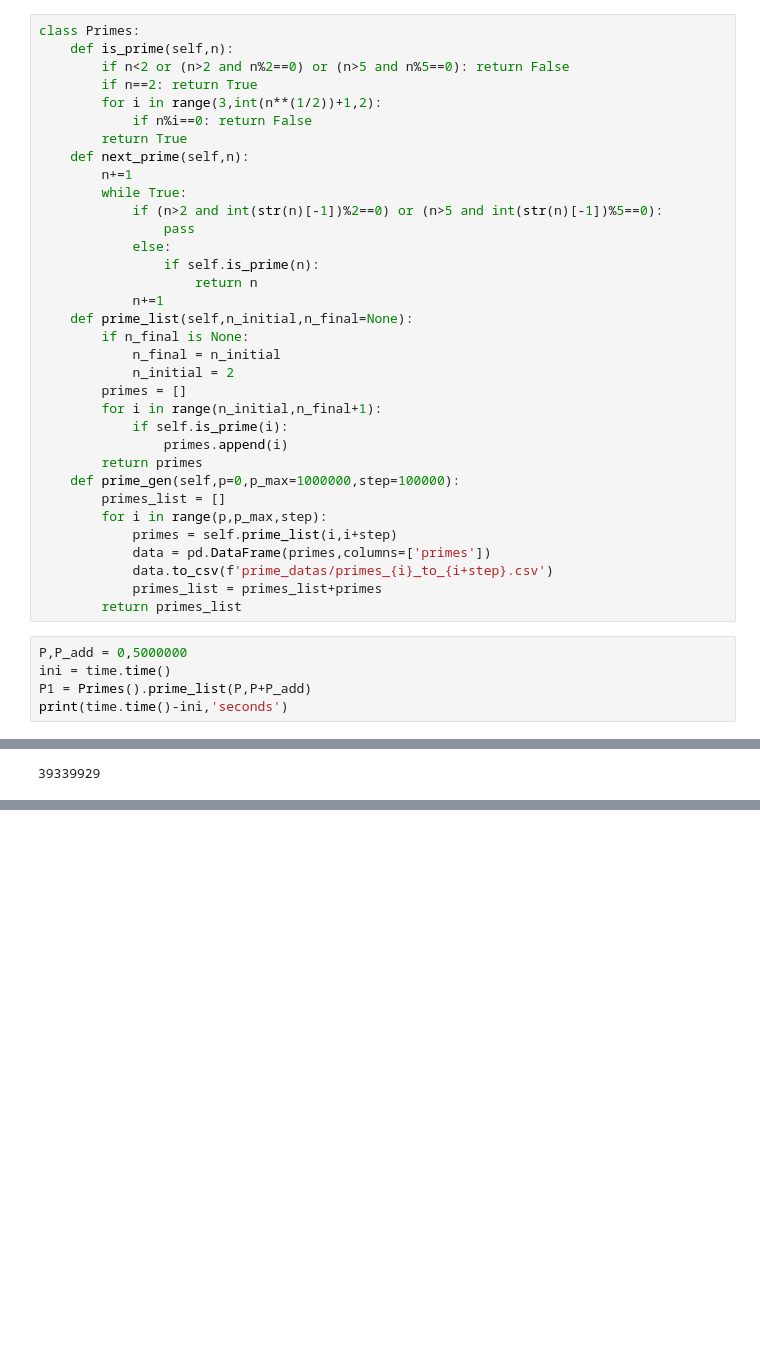
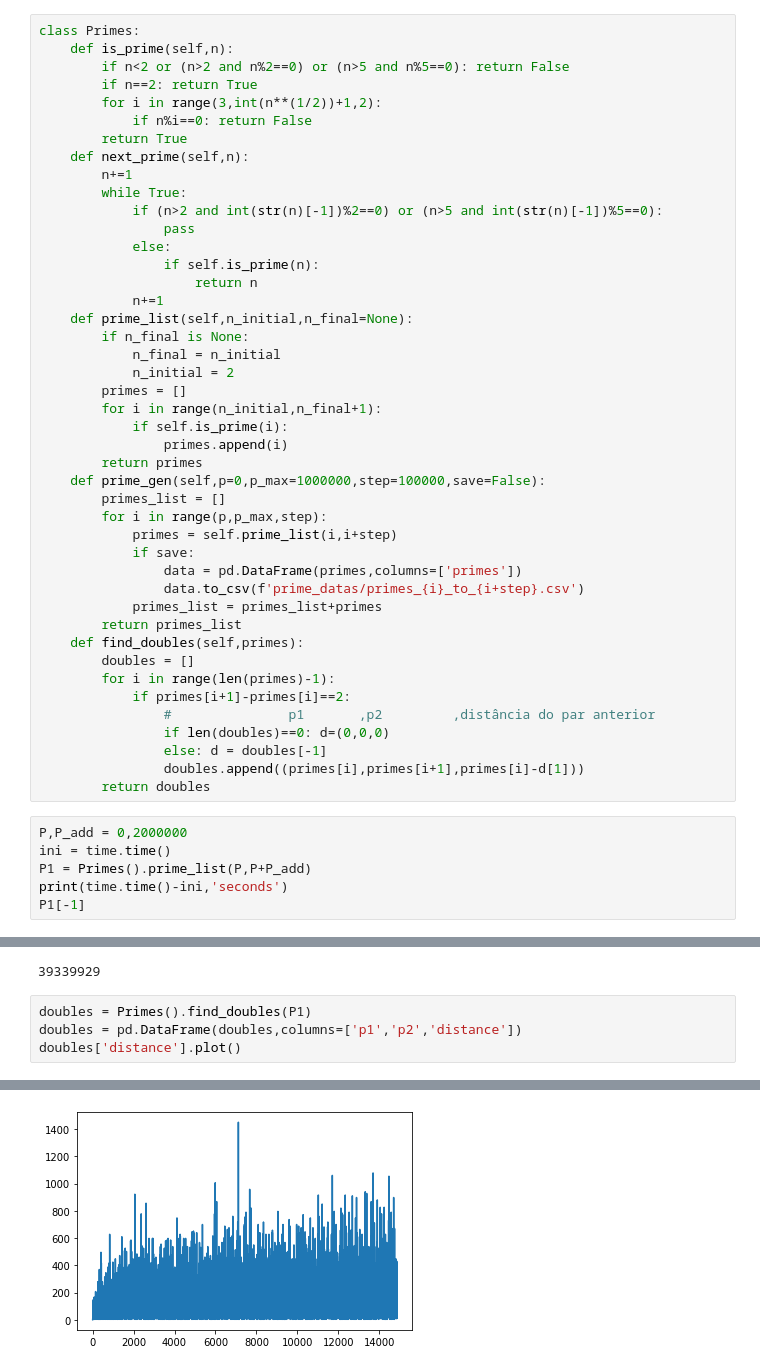
Before and after one commit to shimotsulyu/primenumbers, a Jupyter notebook: primes.ipynb, the cells around one changed output, grey strips where cells are left out. Saved outputs shown, nothing was run; the diff lists cells and outputs as text; blank space fills up the shorter version.

Commit message:
add doubles

```diff
--- a/primes.ipynb
+++ b/primes.ipynb
@@ -47,17 +47,28 @@ class Primes:
             if self.is_prime(i):
                 primes.append(i)
         return primes
-    def prime_gen(self,p=0,p_max=1000000,step=100000):
+    def prime_gen(self,p=0,p_max=1000000,step=100000,save=False):
         primes_list = []
         for i in range(p,p_max,step):
             primes = self.prime_list(i,i+step)
-            data = pd.DataFrame(primes,columns=['primes'])
-            data.to_csv(f'prime_datas/primes_{i}_to_{i+step}.csv')
+            if save:
+                data = pd.DataFrame(primes,columns=['primes'])
+                data.to_csv(f'prime_datas/primes_{i}_to_{i+step}.csv')
             primes_list = primes_list+primes
         return primes_list
+    def find_doubles(self,primes):
+        doubles = []
+        for i in range(len(primes)-1):
+            if primes[i+1]-primes[i]==2:
+                #               p1       ,p2         ,distância do par anterior
+                if len(doubles)==0: d=(0,0,0)
+                else: d = doubles[-1]
+                doubles.append((primes[i],primes[i+1],primes[i]-d[1]))
+        return doubles
 # %%
-P,P_add = 0,5000000
+P,P_add = 0,2000000
 ini = time.time()
 P1 = Primes().prime_list(P,P+P_add)
 print(time.time()-ini,'seconds')
+P1[-1]
 # %% [output]
@@ -81,3 +99,8 @@ True
 Primes().next_prime(39339889)
 # %% [output]
 39339929
+# %%
+doubles = Primes().find_doubles(P1)
+doubles = pd.DataFrame(doubles,columns=['p1','p2','distance'])
+doubles['distance'].plot()
+# %% [output]
@@ -83,0 +108 @@ Primes().next_prime(39339889)
+[figure, added]
```
Also changed, not shown: parts of 7 cells of this notebook.
